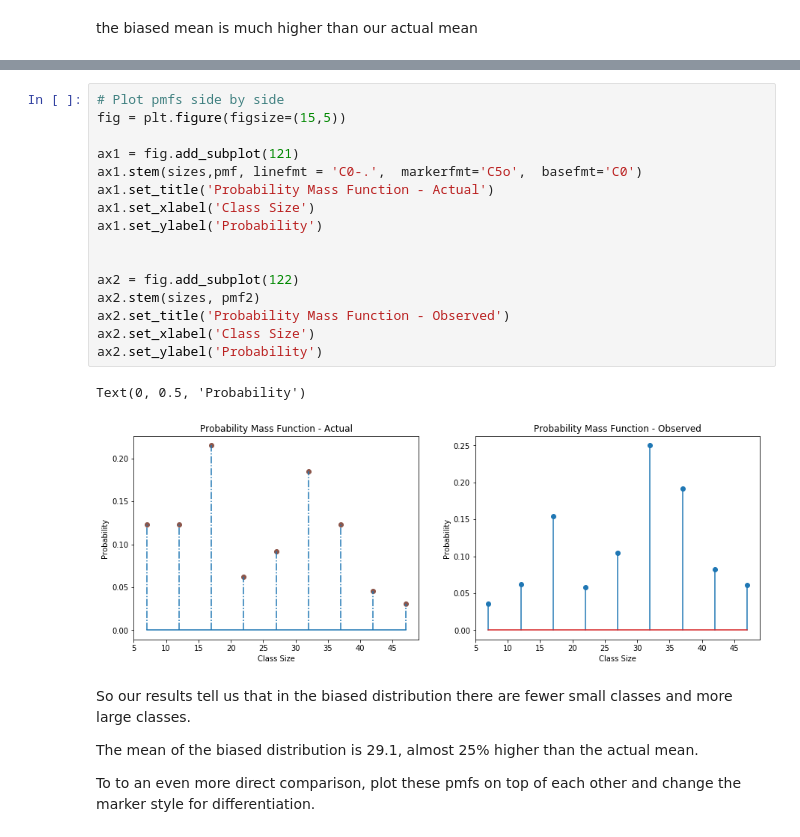
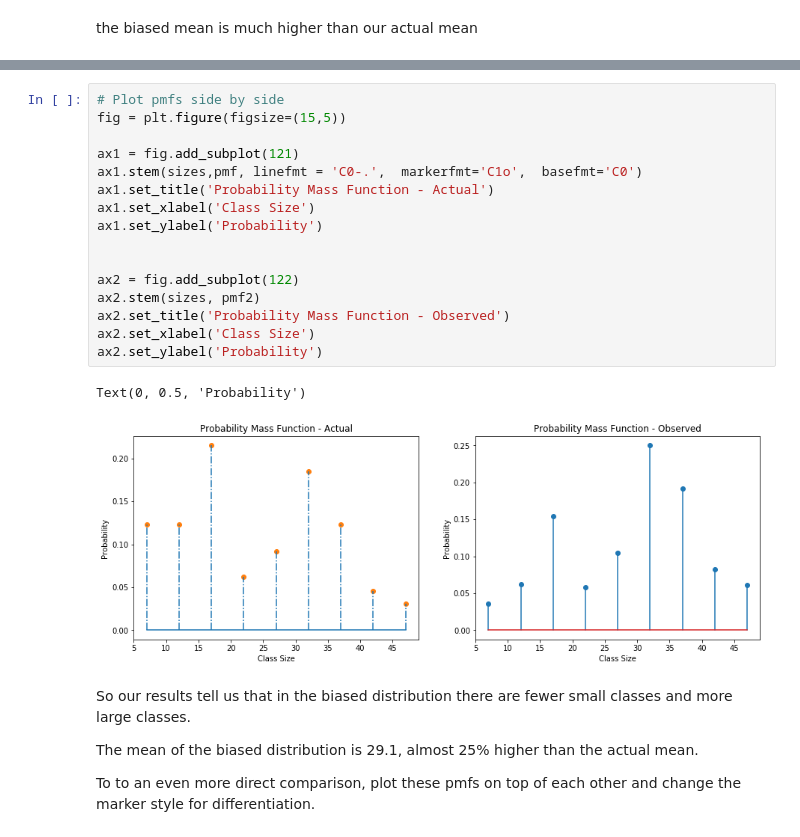
Before and after one commit to georgewillben/dsc-0-09-07-stats-pmf-lab-online-ds-pt-100118, a Jupyter notebook: index.ipynb, the cells around one changed output, grey strips where cells are left out. Drawn from its saved outputs; the diff is of its cells as text.

```diff
--- a/index.ipynb
+++ b/index.ipynb
@@ -175,22 +175,22 @@ Here we see it, the average or expected value of biased results become much high
 # %%
 # Plot pmfs side by side
 fig = plt.figure(figsize=(15,5))
 
 ax1 = fig.add_subplot(121)
-ax1.stem(sizes,pmf, linefmt = 'C0-.',  markerfmt='C5o',  basefmt='C0')
+ax1.stem(sizes,pmf, linefmt = 'C0-.',  markerfmt='C1o',  basefmt='C0')
 ax1.set_title('Probability Mass Function - Actual')
 ax1.set_xlabel('Class Size')
 ax1.set_ylabel('Probability')
 
 
 ax2 = fig.add_subplot(122)
 ax2.stem(sizes, pmf2)
 ax2.set_title('Probability Mass Function - Observed')
 ax2.set_xlabel('Class Size')
 ax2.set_ylabel('Probability')
 # %% [output]
 Text(0, 0.5, 'Probability')
-[figure, old version]
+[figure, new version]
 # %% [markdown]
 So our results tell us that in the biased distribution there are fewer small classes and more large classes.
 
```
